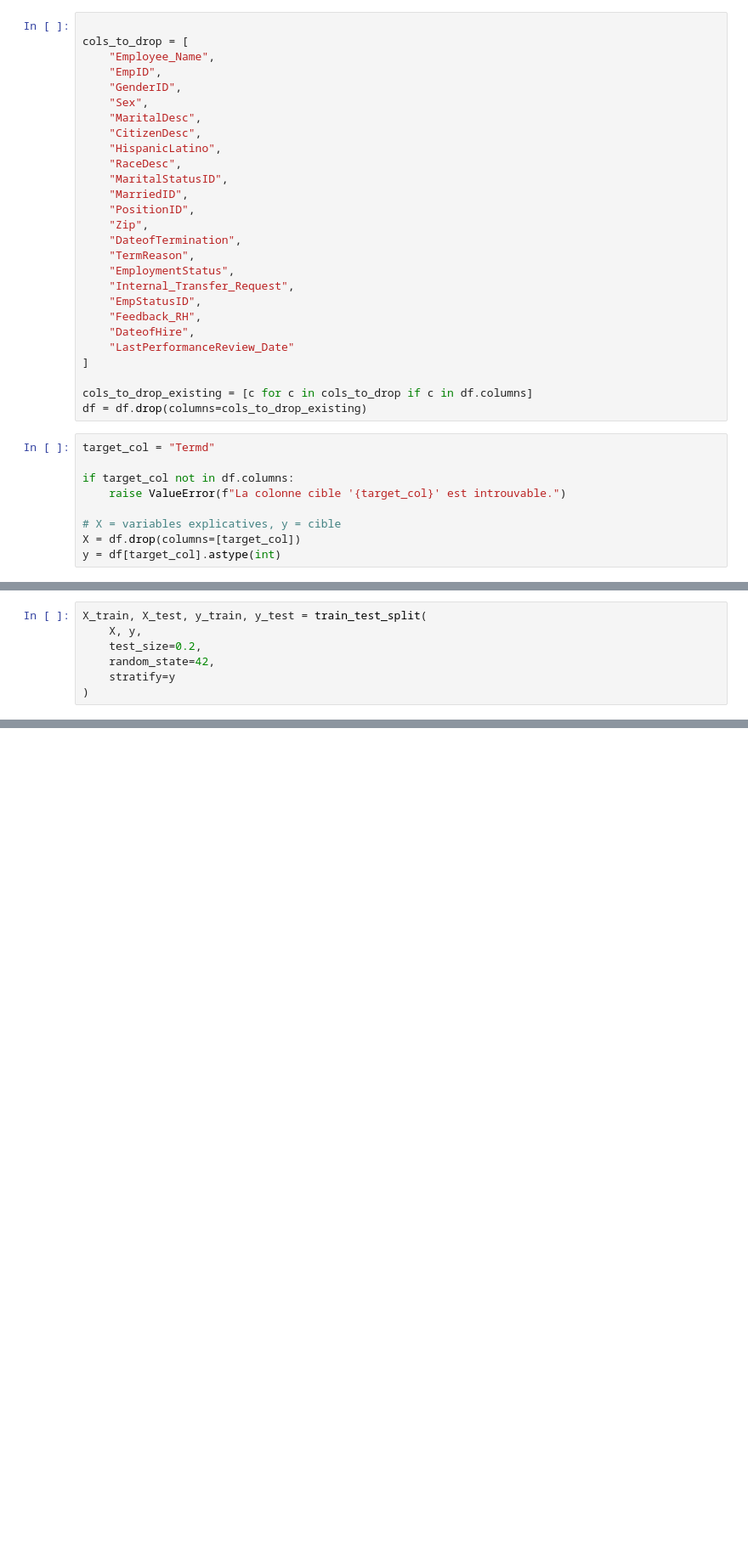
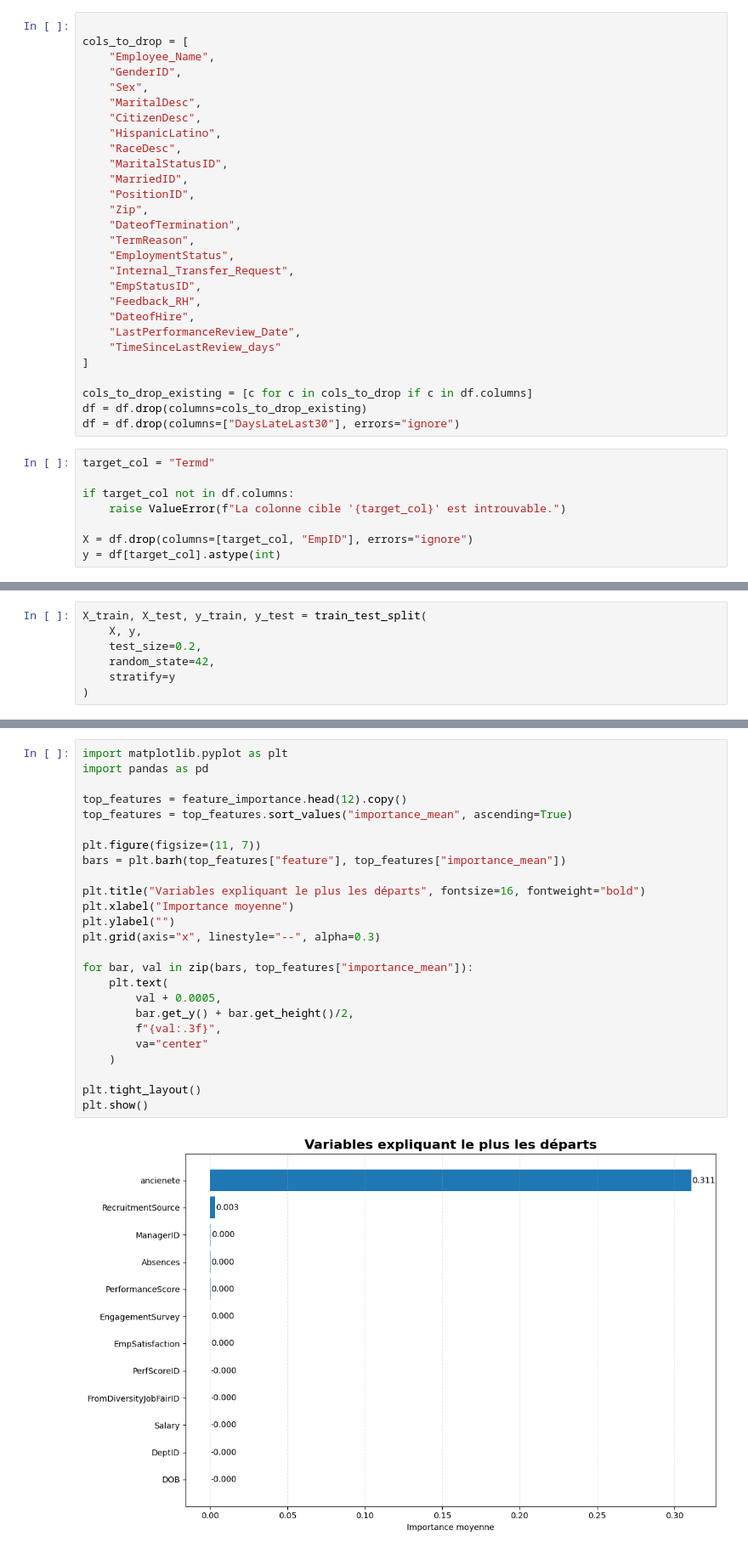
Before and after one commit to Baloo1506/HackathonA4, a Jupyter notebook: analysis3.ipynb, the cells around one changed output, grey strips where cells are left out. Shown at 85% size. Drawn from its saved outputs; the diff is of its cells as text; blank space fills up the shorter version.

```diff
--- a/analysis3.ipynb
+++ b/analysis3.ipynb
@@ -17,7 +28,6 @@ df_raw = df.copy()
 
 cols_to_drop = [
     "Employee_Name",
-    "EmpID",
     "GenderID",
     "Sex",
     "MaritalDesc",
@@ -35,19 +45,20 @@ cols_to_drop = [
     "EmpStatusID",
     "Feedback_RH",
     "DateofHire",
-    "LastPerformanceReview_Date"
+    "LastPerformanceReview_Date",
+    "TimeSinceLastReview_days"
 ]
 
 cols_to_drop_existing = [c for c in cols_to_drop if c in df.columns]
 df = df.drop(columns=cols_to_drop_existing)
+df = df.drop(columns=["DaysLateLast30"], errors="ignore")
 # %%
 target_col = "Termd"
 
 if target_col not in df.columns:
     raise ValueError(f"La colonne cible '{target_col}' est introuvable.")
 
-# X = variables explicatives, y = cible
-X = df.drop(columns=[target_col])
+X = df.drop(columns=[target_col, "EmpID"], errors="ignore")
 y = df[target_col].astype(int)
 # %%
 categorical_features = X.select_dtypes(include=["object"]).columns.tolist()
@@ -159,0 +269,27 @@ print("- employes_a_risque_depart.csv")
+# %%
+import matplotlib.pyplot as plt
+import pandas as pd
+
+top_features = feature_importance.head(12).copy()
+top_features = top_features.sort_values("importance_mean", ascending=True)
+
+plt.figure(figsize=(11, 7))
+bars = plt.barh(top_features["feature"], top_features["importance_mean"])
+
+plt.title("Variables expliquant le plus les départs", fontsize=16, fontweight="bold")
+plt.xlabel("Importance moyenne")
+plt.ylabel("")
+plt.grid(axis="x", linestyle="--", alpha=0.3)
+
+for bar, val in zip(bars, top_features["importance_mean"]):
+    plt.text(
+        val + 0.0005,
+        bar.get_y() + bar.get_height()/2,
+        f"{val:.3f}",
+        va="center"
+    )
+
+plt.tight_layout()
+plt.show()
+# %% [output]
+[figure, added]
```
Also changed, not shown: parts of 10 cells of this notebook, 1 other file.
